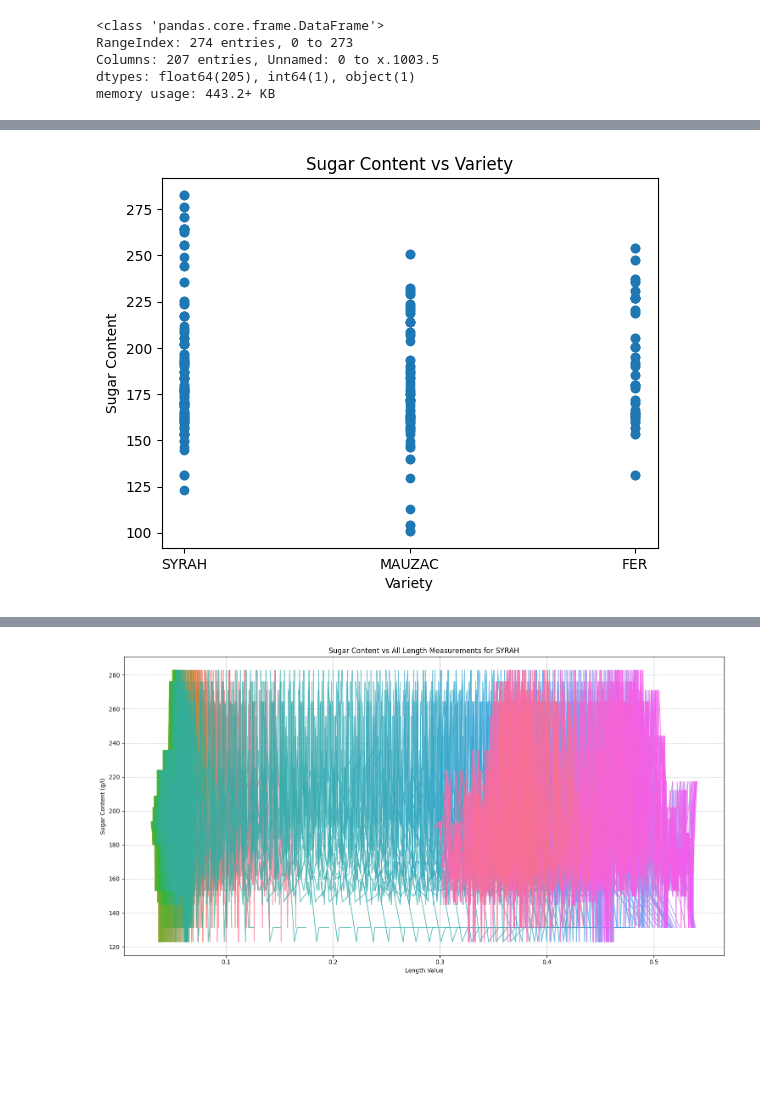
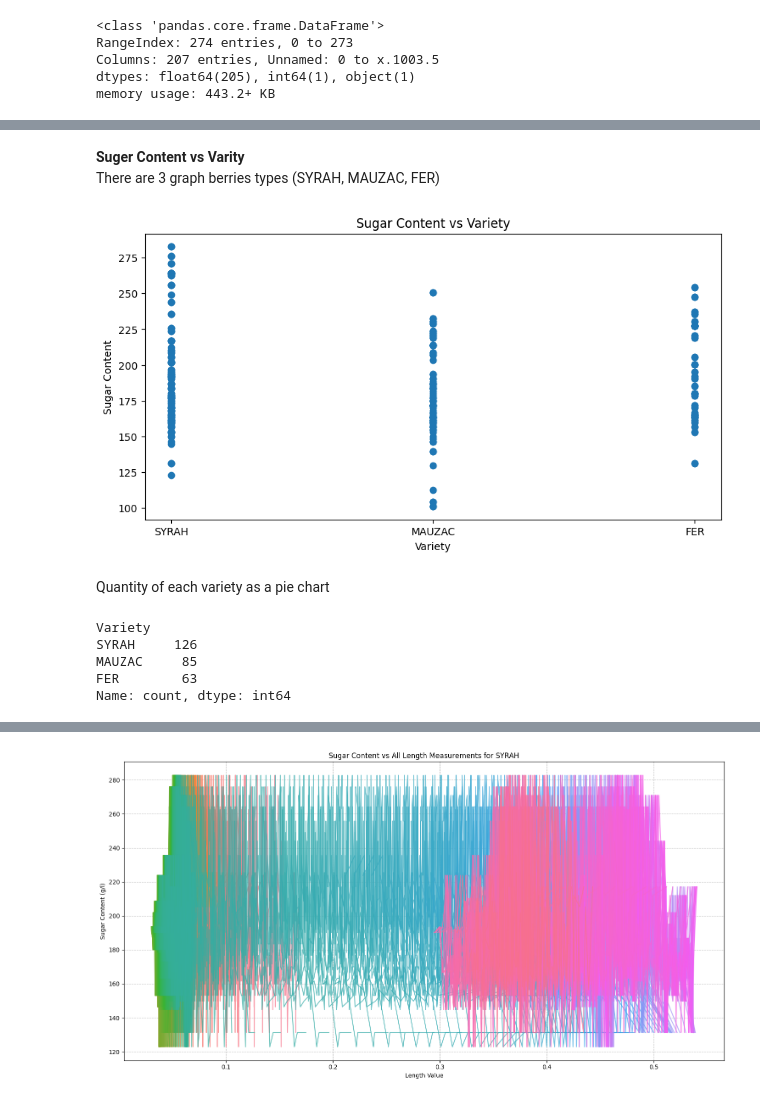
Before and after one commit to wathsan11/ML-grape-berries-hyperspectral-, a Jupyter notebook: GrapeBerriesHyperspectral.ipynb, the cells around one changed output, grey strips where cells are left out. Cells and saved outputs as stored; diff of their text form; code cells hidden in the pictures; blank space fills up the shorter version.

```diff
--- a/GrapeBerriesHyperspectral.ipynb
+++ b/GrapeBerriesHyperspectral.ipynb
@@ -41,8 +60,23 @@ sugarContent = df['Sugar content (g/l)']
+# %% [markdown]
+**Suger Content vs Varity**<br>
+There are 3 graph berries types (SYRAH, MAUZAC, FER)
 # %%
+fig1 = plt.figure(figsize=(10,5))
 plt.scatter(variety,sugarContent)
 plt.ylabel("Sugar Content")
 plt.xlabel("Variety")
 plt.title("Sugar Content vs Variety")
 plt.show()
 # %% [output]
-[figure, old version]
+[figure, new version]
+# %% [markdown]
+Quantity of each variety as a pie chart
+# %%
+quantities = df['Variety'].value_counts()
+print(quantities)
+# %% [output]
+Variety
+SYRAH     126
+MAUZAC     85
+FER        63
+Name: count, dtype: int64
```
Also changed, not shown: parts of 42 cells of this notebook.
